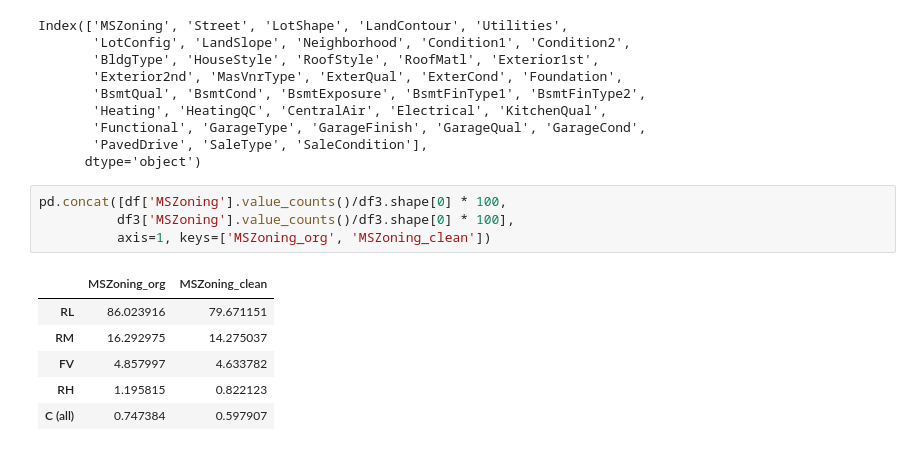
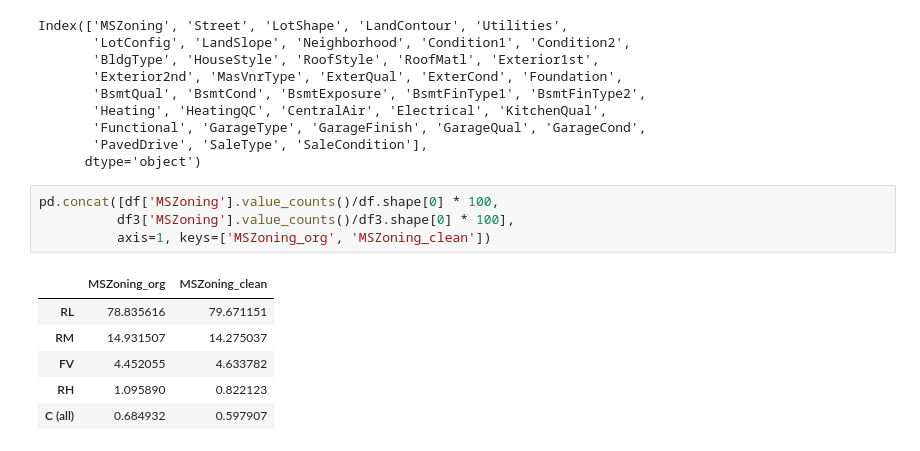
Before and after one commit to AkCoding/ML-House_Price-, a Jupyter notebook: House_Price.ipynb, the cells around one changed output. Cells and saved outputs as stored; diff of their text form.

```diff
--- a/House_Price.ipynb
+++ b/House_Price.ipynb
@@ -198,13 +198,13 @@ Index(['MSZoning', 'Street', 'LotShape', 'LandContour', 'Utilities',
        'PavedDrive', 'SaleType', 'SaleCondition'],
       dtype='object')
 # %%
-pd.concat([df['MSZoning'].value_counts()/df3.shape[0] * 100,
+pd.concat([df['MSZoning'].value_counts()/df.shape[0] * 100,
           df3['MSZoning'].value_counts()/df3.shape[0] * 100],
           axis=1, keys=['MSZoning_org', 'MSZoning_clean'])
 # %% [output]
 |  | MSZoning_org | MSZoning_clean |
-| RL | 86.023916 | 79.671151 |
-| RM | 16.292975 | 14.275037 |
-| FV | 4.857997 | 4.633782 |
-| RH | 1.195815 | 0.822123 |
-| C (all) | 0.747384 | 0.597907 |
+| RL | 78.835616 | 79.671151 |
+| RM | 14.931507 | 14.275037 |
+| FV | 4.452055 | 4.633782 |
+| RH | 1.095890 | 0.822123 |
+| C (all) | 0.684932 | 0.597907 |
```
